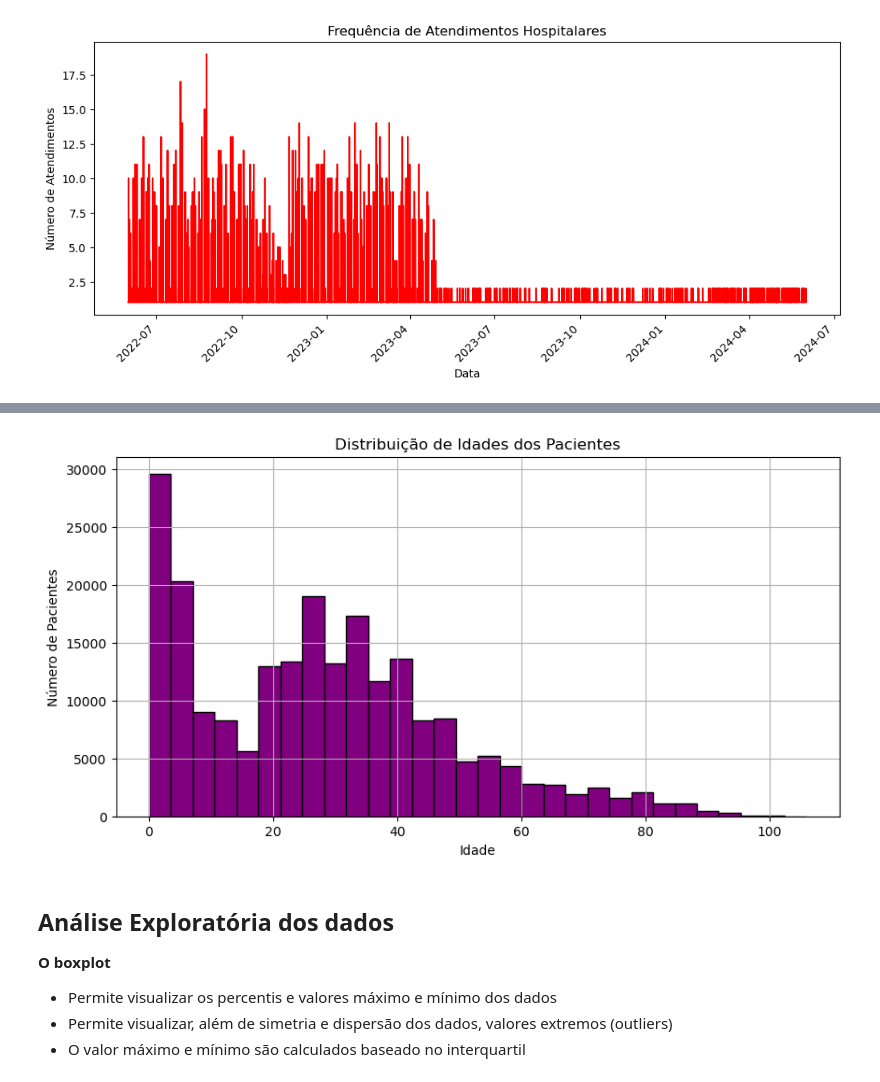
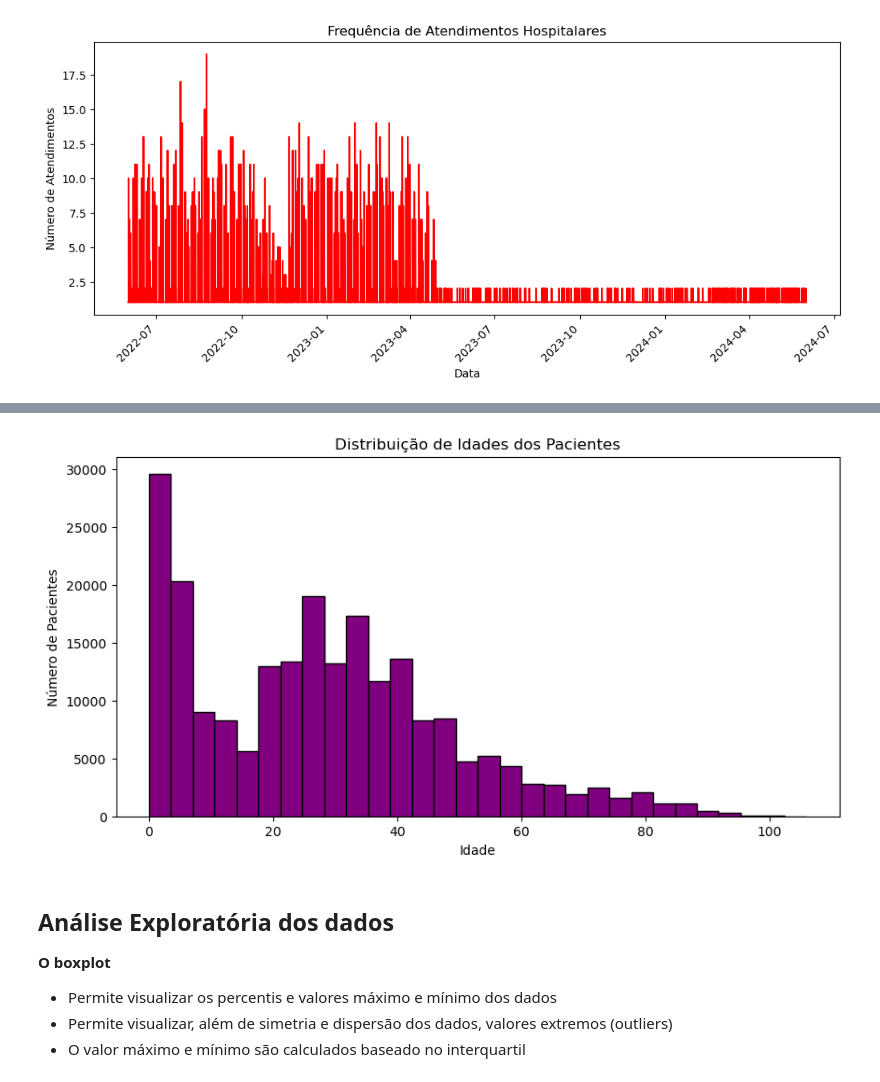
Before and after one commit to lfHagy/topicosUnimed, a Jupyter notebook: Desafio2.ipynb, the cells around one changed output, grey strips where cells are left out. Cells and saved outputs as stored; diff of their text form; code cells hidden in the pictures.

```diff
--- a/Desafio2.ipynb
+++ b/Desafio2.ipynb
@@ -273,15 +327,14 @@ plt.show()
 # %%
 # distribuição demográfica
 atendimentos['idade'] = (atendimentos['dt_atendimento'] - atendimentos['dt_nascimento']).dt.days // 365
 plt.figure(figsize=(10, 5))
 atendimentos['idade'].plot(kind='hist', bins=30, color='purple', edgecolor='black')
 plt.title('Distribuição de Idades dos Pacientes')
 plt.xlabel('Idade')
 plt.ylabel('Número de Pacientes')
-plt.grid(True)
 plt.show()
 # %% [output]
-[figure, old version]
+[figure, new version]
 # %% [markdown]
 ## Análise Exploratória dos dados
 
```
Also changed, not shown: parts of 23 cells of this notebook.
